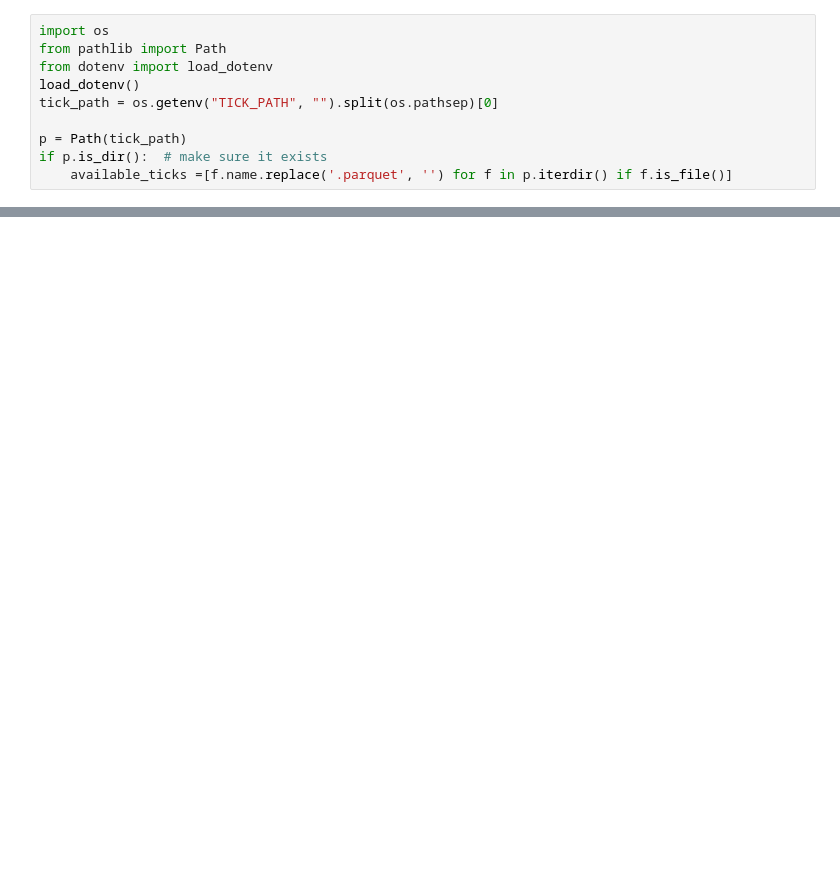
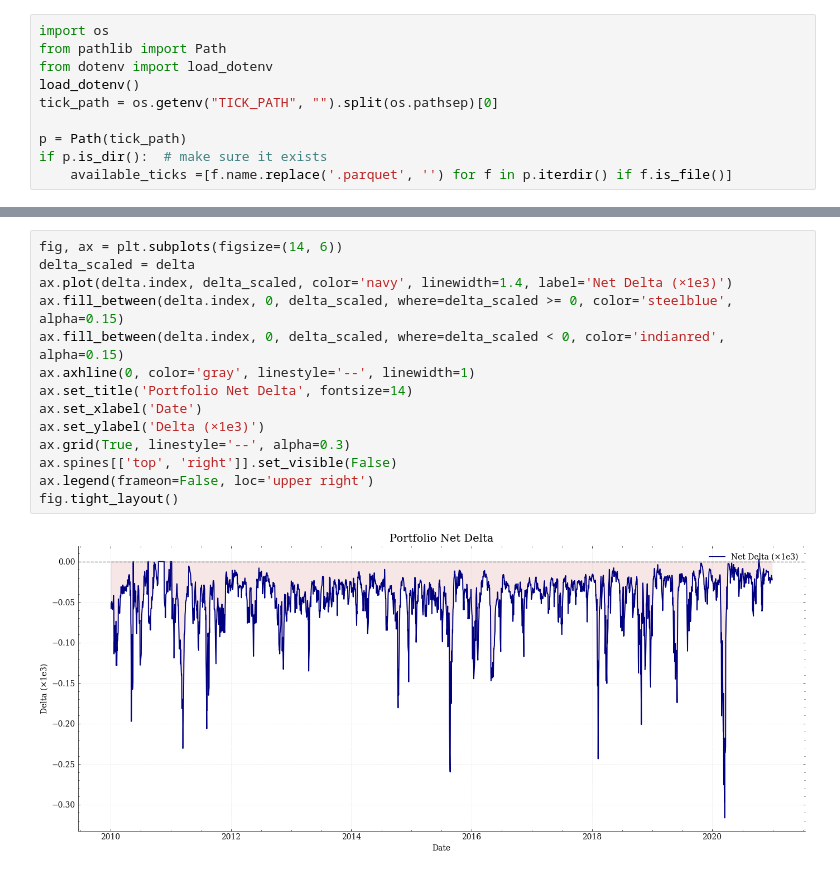
Before and after one commit to cja119/options_wizard, a Jupyter notebook: notebooks/ratio_spread.ipynb, the cells around one changed output, grey strips where cells are left out. Drawn from its saved outputs; the diff is of its cells as text; blank space fills up the shorter version.

```diff
--- a/notebooks/ratio_spread.ipynb
+++ b/notebooks/ratio_spread.ipynb
@@ -124,0 +176,16 @@ for ticker, df in outputs.items():
+# %%
+fig, ax = plt.subplots(figsize=(14, 6))
+delta_scaled = delta
+ax.plot(delta.index, delta_scaled, color='navy', linewidth=1.4, label='Net Delta (×1e3)')
+ax.fill_between(delta.index, 0, delta_scaled, where=delta_scaled >= 0, color='steelblue', alpha=0.15)
+ax.fill_between(delta.index, 0, delta_scaled, where=delta_scaled < 0, color='indianred', alpha=0.15)
+ax.axhline(0, color='gray', linestyle='--', linewidth=1)
+ax.set_title('Portfolio Net Delta', fontsize=14)
+ax.set_xlabel('Date')
+ax.set_ylabel('Delta (×1e3)')
+ax.grid(True, linestyle='--', alpha=0.3)
+ax.spines[['top', 'right']].set_visible(False)
+ax.legend(frameon=False, loc='upper right')
+fig.tight_layout()
+# %% [output]
+[figure, added]
```
Also changed, not shown: parts of 22 cells of this notebook, 8 other files.
